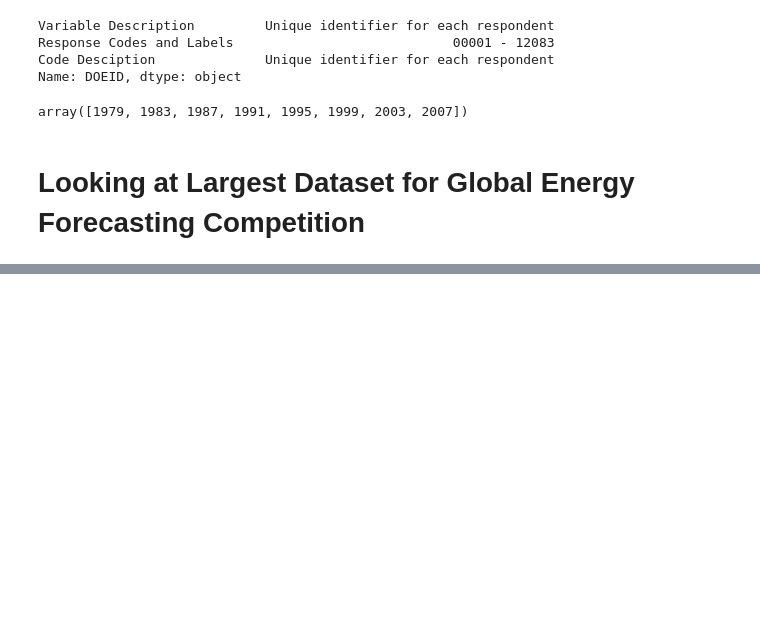
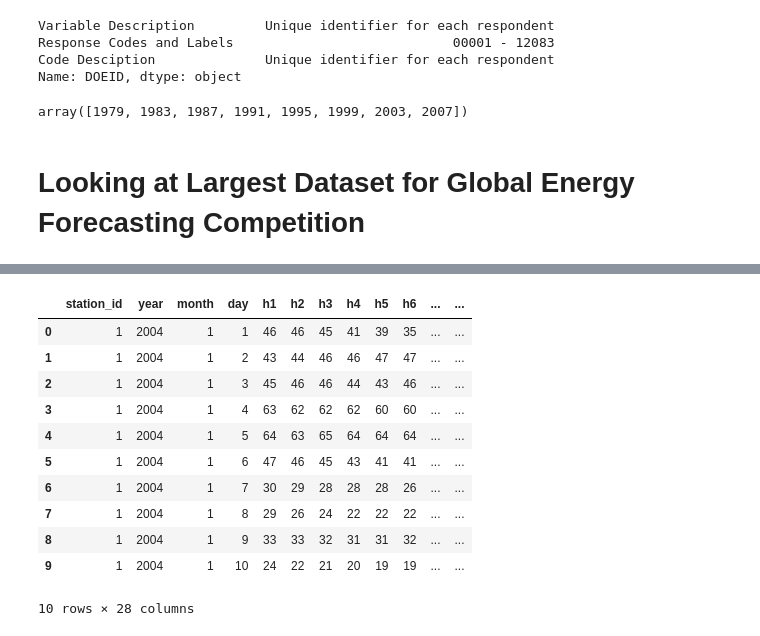
Before and after one commit to mohi7621/Springboard, a Jupyter notebook: capstone/Initial-Examination.ipynb, the cells around one changed output, grey strips where cells are left out. Saved outputs shown, nothing was run; the diff lists cells and outputs as text; code cells hidden in the pictures; blank space fills up the shorter version.

```diff
--- a/capstone/Initial-Examination.ipynb
+++ b/capstone/Initial-Examination.ipynb
@@ -100,0 +137,17 @@ test.head(30)
+# %%
+temphist = pd.DataFrame.from_csv('kaggle-data/temperature_history.csv',index_col=None,
+                            encoding = 'utf-8')
+temphist.head(10)
+# %% [output]
+|  | station_id | year | month | day | h1 | h2 | h3 | h4 | h5 | h6 | ... | ... |
+| 0 | 1 | 2004 | 1 | 1 | 46 | 46 | 45 | 41 | 39 | 35 | ... | ... |
+| 1 | 1 | 2004 | 1 | 2 | 43 | 44 | 46 | 46 | 47 | 47 | ... | ... |
+| 2 | 1 | 2004 | 1 | 3 | 45 | 46 | 46 | 44 | 43 | 46 | ... | ... |
+| 3 | 1 | 2004 | 1 | 4 | 63 | 62 | 62 | 62 | 60 | 60 | ... | ... |
+| 4 | 1 | 2004 | 1 | 5 | 64 | 63 | 65 | 64 | 64 | 64 | ... | ... |
+| 5 | 1 | 2004 | 1 | 6 | 47 | 46 | 45 | 43 | 41 | 41 | ... | ... |
+| 6 | 1 | 2004 | 1 | 7 | 30 | 29 | 28 | 28 | 28 | 26 | ... | ... |
+| 7 | 1 | 2004 | 1 | 8 | 29 | 26 | 24 | 22 | 22 | 22 | ... | ... |
+| 8 | 1 | 2004 | 1 | 9 | 33 | 33 | 32 | 31 | 31 | 32 | ... | ... |
+| 9 | 1 | 2004 | 1 | 10 | 24 | 22 | 21 | 20 | 19 | 19 | ... | ... |
+10 rows × 28 columns
```
Also changed, not shown: parts of 17 cells of this notebook, 9 other files.
